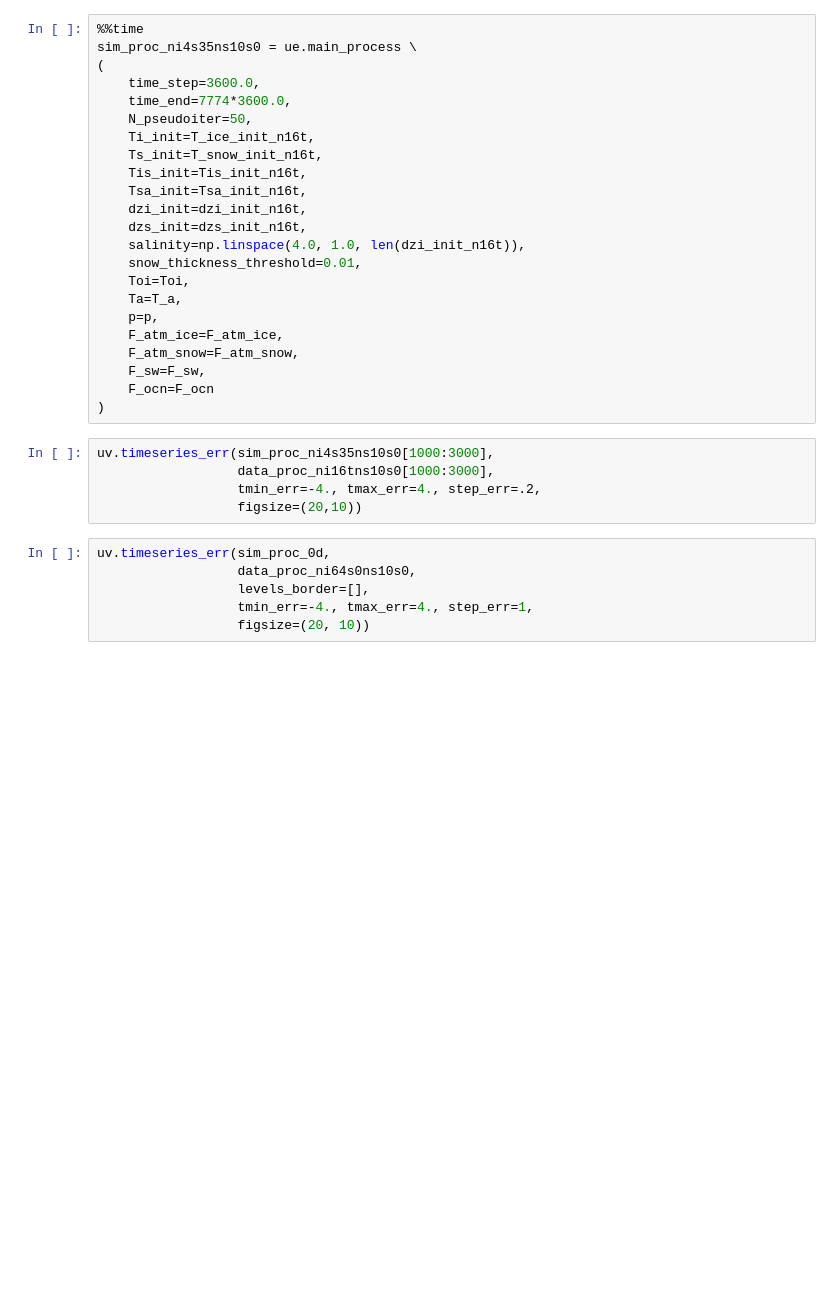
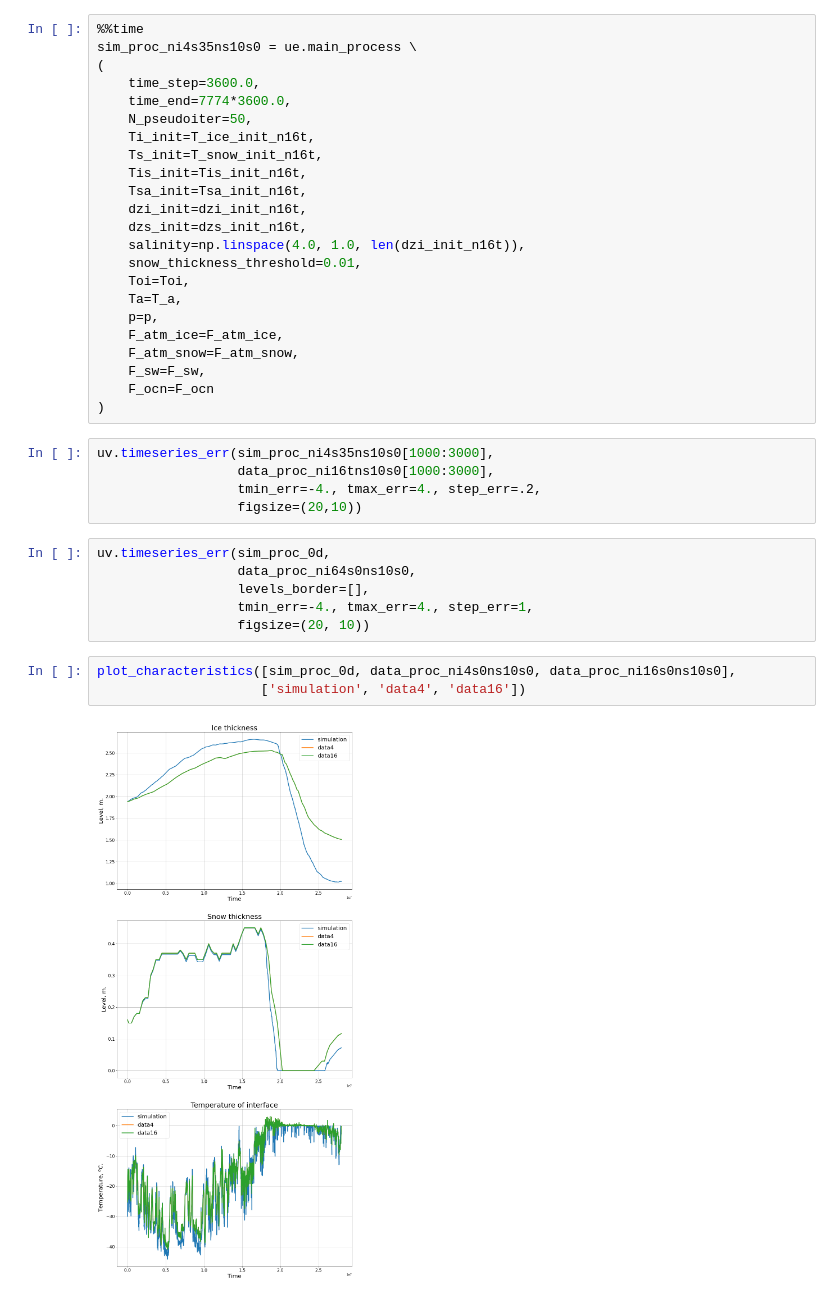
Before and after one commit to chuck97/ice_thermodynamics, a Jupyter notebook: Python/SHEBA_experiments.ipynb, the cells around one changed output. Drawn from its saved outputs; the diff is of its cells as text; blank space fills up the shorter version.

Commit message:
added <<plot characteristics>> func

```diff
--- a/Python/SHEBA_experiments.ipynb
+++ b/Python/SHEBA_experiments.ipynb
@@ -581,9 +581,14 @@ uv.timeseries_err(sim_proc_ni4s35ns10s0[1000:3000],
                   data_proc_ni16tns10s0[1000:3000],
                   tmin_err=-4., tmax_err=4., step_err=.2,
                   figsize=(20,10))
-# %%
-uv.timeseries_err(sim_proc_0d,
-                  data_proc_ni64s0ns10s0,
-                  levels_border=[],
-                  tmin_err=-4., tmax_err=4., step_err=1,
-                  figsize=(20, 10))
+# %%
+uv.timeseries_err(sim_proc_0d,
+                  data_proc_ni64s0ns10s0,
+                  levels_border=[],
+                  tmin_err=-4., tmax_err=4., step_err=1,
+                  figsize=(20, 10))
+# %%
+plot_characteristics([sim_proc_0d, data_proc_ni4s0ns10s0, data_proc_ni16s0ns10s0],
+                     ['simulation', 'data4', 'data16'])
+# %% [output]
+[figure, added]
```
Also changed, not shown: parts of 2 cells of this notebook, 2 other files.
